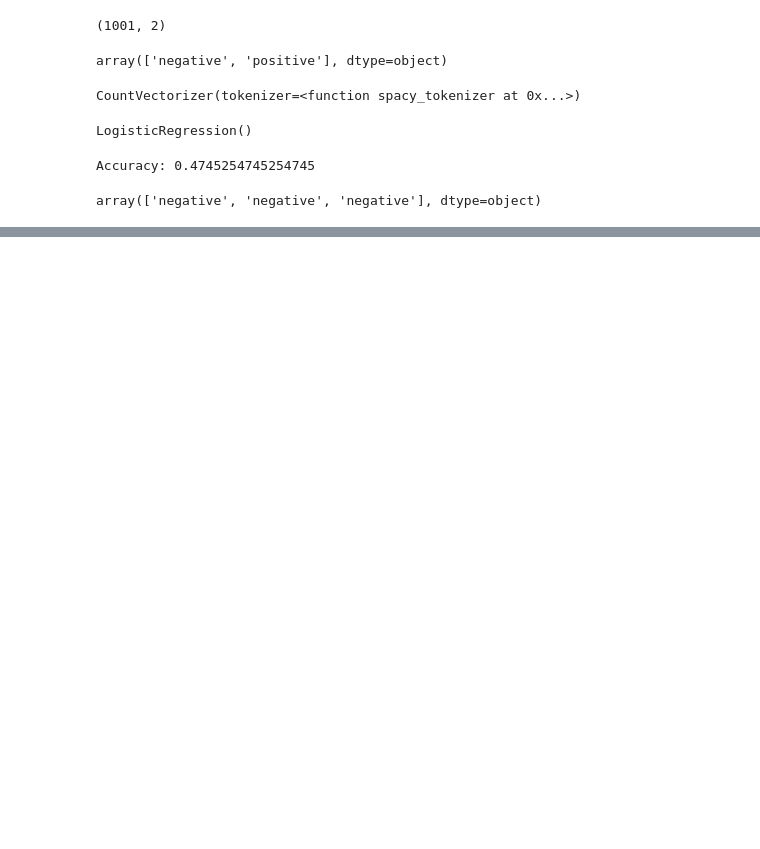
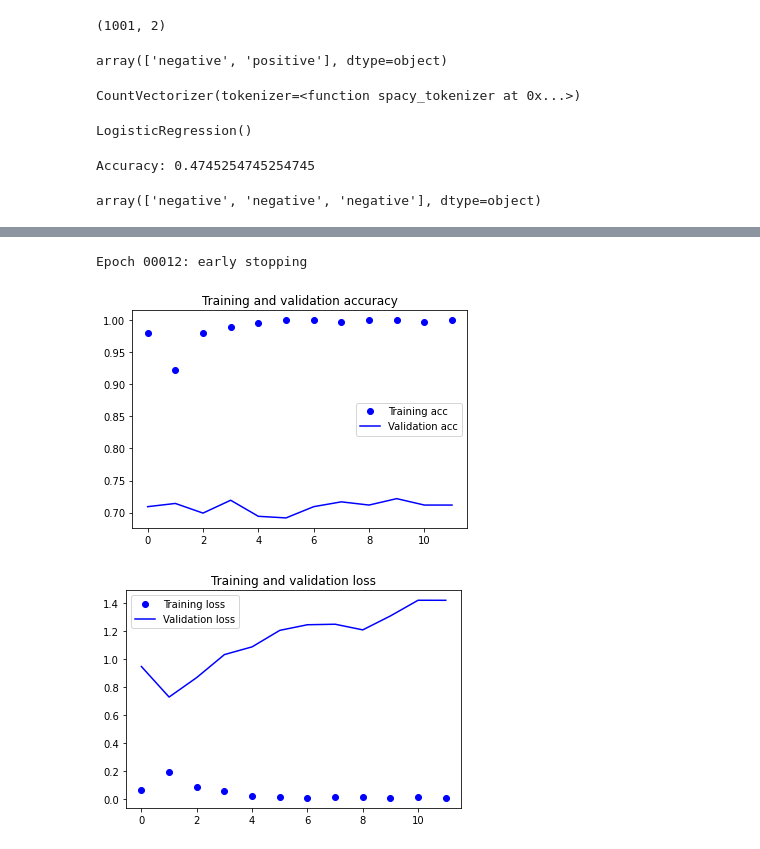
Before and after one commit to nopynospy/uipath-ai-tutorial, a Jupyter notebook: sentiment_analysis.ipynb, the cells around one changed output, grey strips where cells are left out. Cells and saved outputs as stored; diff of their text form; code cells hidden in the pictures; blank space fills up the shorter version.

Commit message:
Add BERT, LSTM, textblob

```diff
--- a/sentiment_analysis.ipynb
+++ b/sentiment_analysis.ipynb
@@ -100,0 +230,3 @@ array(['negative', 'negative', 'negative'], dtype=object)
+# %%
+batch_size=32
+model.fit(X_train, y_train, epochs = 5, batch_size=batch_size, verbose = 'auto')
@@ -100,0 +252,8 @@ array(['negative', 'negative', 'negative'], dtype=object)
+# %%
+model = Sequential()
+model.add(Embedding(500, 120, input_length = X.shape[1]))
+model.add(SpatialDropout1D(0.4))
+model.add(LSTM(176, dropout=0.2, recurrent_dropout=0.2))
+model.add(Dense(2,activation='softmax'))
+model.compile(loss = 'categorical_crossentropy', optimizer='adam', metrics = ['accuracy'])
+print(model.summary())
@@ -100,0 +280,34 @@ array(['negative', 'negative', 'negative'], dtype=object)
+# %%
+from keras.callbacks import EarlyStopping
+
+es = EarlyStopping(monitor='val_loss', mode='min', verbose=1, patience=10)
+# fit model
+history = model.fit(X_train, y_train, validation_data=(X_test, y_test), epochs=200, verbose=0, callbacks=[es])
+# %% [output]
+Epoch 00012: early stopping
+# %%
+import matplotlib.pyplot as plt
+
+conv_accuracy2 = history.history['accuracy']
+conv_val_acc2 = history.history['val_accuracy']
+conv_loss2 = history.history['loss']
+conv_val_loss2 = history.history['val_loss']
+
+epochs = range(len(conv_accuracy2))
+
+plt.plot(epochs, conv_accuracy2, 'bo', label='Training acc')
+plt.plot(epochs, conv_val_acc2, 'b', label='Validation acc')
+plt.title('Training and validation accuracy')
+plt.legend()
+
+plt.figure()
+
+plt.plot(epochs, conv_loss2, 'bo', label='Training loss')
+plt.plot(epochs, conv_val_loss2, 'b', label='Validation loss')
+plt.title('Training and validation loss')
+plt.legend()
+
+plt.show()
+# %% [output]
+[figure, added]
+[figure, added]
```
Also changed, not shown: parts of 24 cells of this notebook.
